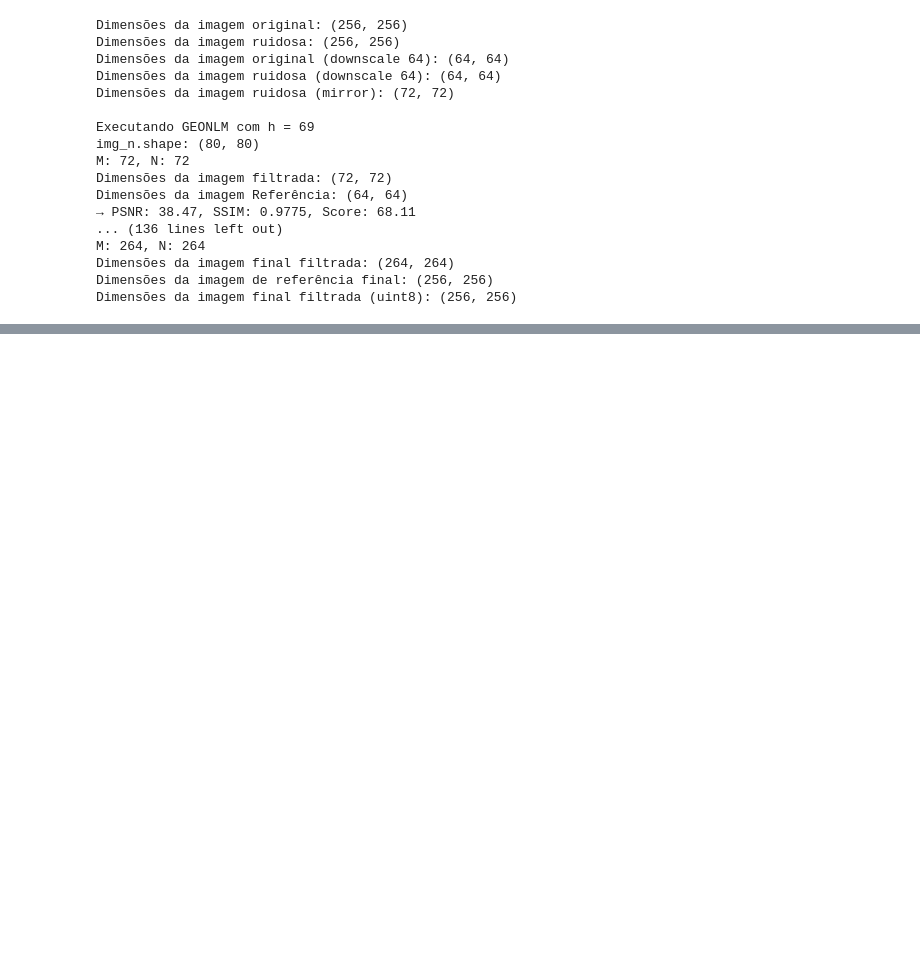
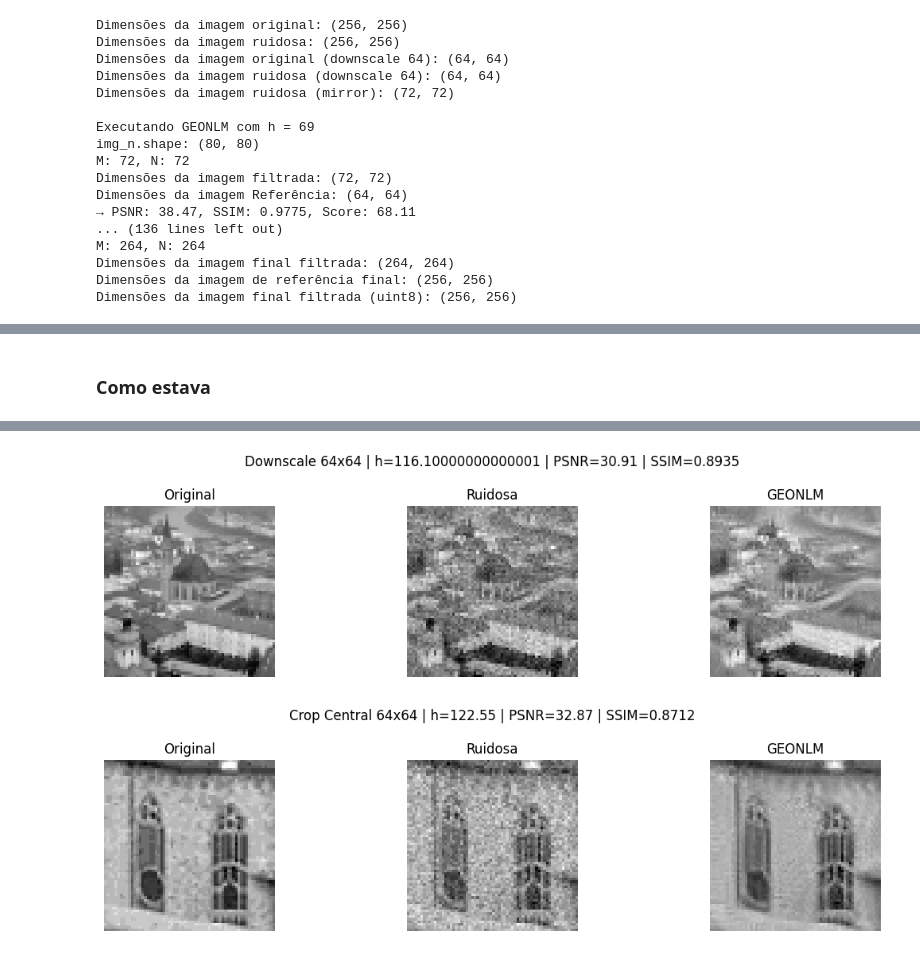
Before and after one commit to AdrianoCarvalh0/ProjectDoutorado, a Jupyter notebook: wvc/256x256/Cuda_Gaussian_funcionando.ipynb, the cells around one changed output, grey strips where cells are left out. Cells and saved outputs as stored; diff of their text form; code cells hidden in the pictures; blank space fills up the shorter version.

```diff
--- a/wvc/256x256/Cuda_Gaussian_funcionando.ipynb
+++ b/wvc/256x256/Cuda_Gaussian_funcionando.ipynb
@@ -718,7 +718,7 @@ def pipeline_filtragem_nlm(params):
 
     # Geração dos candidatos a h
     q_nlm_candidates = np.array(
-        [h_nlm + delta for delta in range(-30, 30, 1) if (h_nlm + delta) >= 1]
+        [h_nlm + delta for delta in range(-50, 50, 1) if (h_nlm + delta) >= 1]
     )
 
     img_gpu = cp.array(img_cpu)
@@ -1012,7 +1025,7 @@ for label, (original, noisy, filtered, h, psnr, ssim) in results.items():
     plt.show()
 # %%
 resultados = pipeline_filtragem_nlm({
-    "img_path": "../images/4.gif",
+    "img_path": "../images/0.gif",
     "tipo_ruido": "gaussian",
     "f": 4,
     "t": 7,
@@ -1077,5 +1117,18 @@ Dimensões da imagem final filtrada: (264, 264)
 Dimensões da imagem de referência final: (256, 256)
 Dimensões da imagem final filtrada (uint8): (256, 256)
 # %%
-resultados_teste_geonlm
+
+f = 4
+t= 7
+imagem_original = resultados['imagem_original']
+imagem_ruidosa = resultados['imagem_ruidosa']
+melhor_h =  resultados['melhor_h']
+downscale = True
+nn=10
+#img_downscale_64 = downscale_to_64(imagem_original)
+#img_ruidosa_downscale_64 = downscale_to_64(imagem_ruidosa)
+
+h_candidates = np.array([melhor_h + delta for delta in range(-30, 30, 3)])
+
+resultados_teste_geonlm = run_geonlm_pipeline(imagem_original,imagem_ruidosa, f, t, h_candidates, nn, downscale)
 # %% [output]
@@ -1095,0 +1152,2 @@ resultados_teste_geonlm
+# %% [markdown]
+### Como estava
@@ -1095,0 +1202,44 @@ resultados_teste_geonlm
+# %%
+# ------------------------- EXEMPLO DE USO COM 3 ABORDAGENS -------------------------
+
+# Parâmetros
+f = 4
+t = 7
+nn = 10
+
+# Carregamento
+img_path = '../images/4.gif'
+img = skimage.io.imread(img_path)
+img = img[0, :, :] if len(img.shape) > 2 else img
+if len(img.shape) > 2:
+    img = skimage.color.rgb2gray(img)
+    img = 255 * img
+img = img.astype(np.float32)
+
+# Abordagens
+originals = {
+    #"Downscale x2": downscale_local_mean(img, (2, 2)).astype(np.float32),
+    "Downscale 64x64": downscale_to_64(img),
+    "Crop Central 64x64": crop_center(img, (64, 64))
+}
+
+results = {}
+
+for label, img_variant in originals.items():
+    print(f"\n--- Executando {label} ---")
+    img_base, img_noisy, img_filtered, h_val, psnr_val, ssim_val, score_val = run_single_pipeline(img_variant, f, t, nn)
+    results[label] = (img_base, img_noisy, img_filtered, h_val, psnr_val, ssim_val)
+
+# ------------------------- VISUALIZAÇÃO -------------------------
+
+import matplotlib.pyplot as plt
+
+for label, (original, noisy, filtered, h, psnr, ssim) in results.items():
+    plt.figure(figsize=(12, 3))
+    plt.suptitle(f"{label} | h={h} | PSNR={psnr:.2f} | SSIM={ssim:.4f}")
+    plt.subplot(1, 3, 1); plt.title("Original"); plt.imshow(original.astype(np.uint8), cmap='gray'); plt.axis('off')
+    plt.subplot(1, 3, 2); plt.title("Ruidosa"); plt.imshow(noisy.astype(np.uint8), cmap='gray'); plt.axis('off')
+    plt.subplot(1, 3, 3); plt.title("GEONLM"); plt.imshow(filtered.astype(np.uint8), cmap='gray'); plt.axis('off')
+    plt.tight_layout()
+    plt.show()
+# %% [output]
@@ -1095,0 +1263,2 @@ resultados_teste_geonlm
+[figure, added]
+[figure, added]
```
Also changed, not shown: parts of 15 cells of this notebook, 4 other files.
